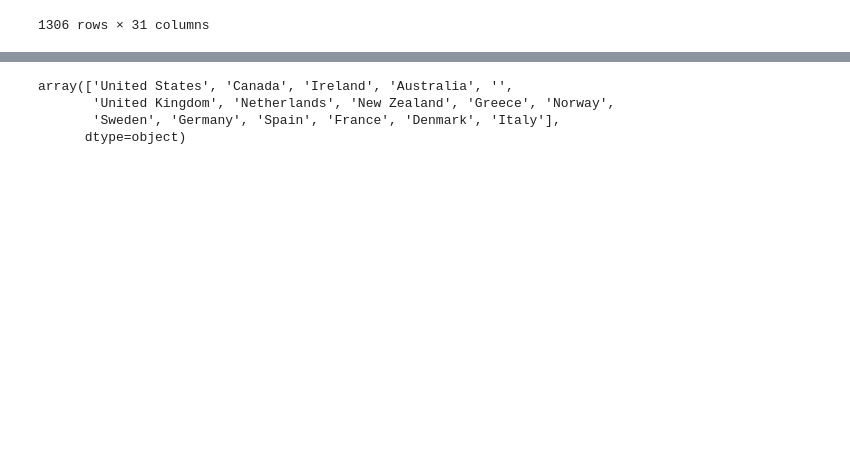
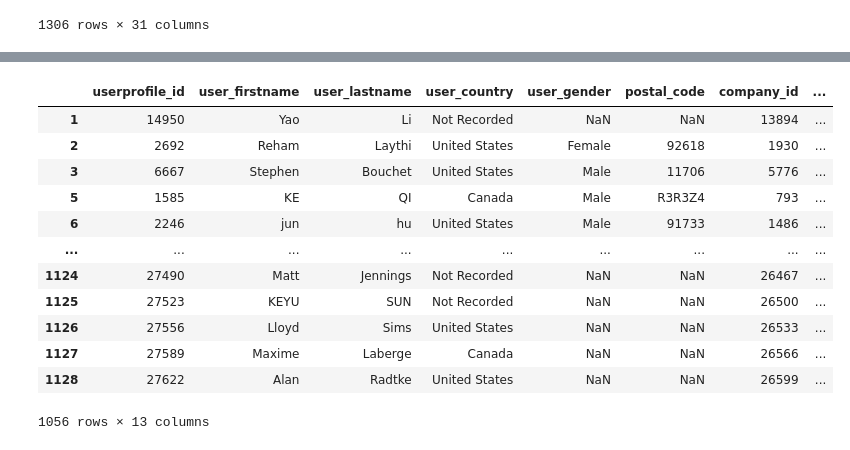
Before and after one commit to ZEVA-Global-Inc/ZEVA_data_storytelling, a Jupyter notebook: zeva_storytelling.ipynb, the cells around one changed output, grey strips where cells are left out. Drawn from its saved outputs; the diff is of its cells as text; code cells hidden in the pictures; blank space fills up the shorter version.

```diff
--- a/zeva_storytelling.ipynb
+++ b/zeva_storytelling.ipynb
@@ -285,12 +285,13 @@ user_country_distribution = user_company[user_company['company_type'] == 'IN'].c
 # Clean up the country column
 user_country_distribution['user_country'] = (
     user_country_distribution['user_country']
-    .fillna('Not Recorded')        # handle NaN
-    .replace('', 'Not Recorded')   # handle empty strings
-    .astype(str)                   # ensure all are strings
-    .str.strip()                   # remove leading/trailing spaces
-    .str.title()                   # normalize casing
+    .fillna('Not Recorded')                           # replace NaN
+    .astype(str)                                      # ensure string
+    .str.strip()                                      # strip whitespace
+    .replace(r'^\s*$', 'Not Recorded', regex=True)    # replace empty/whitespace-only strings
+    .str.title()                                      # normalize casing
 )
+
 
 # Keep only valid countries
 non_empty_country_distribution = user_country_distribution[
@@ -336,12 +337,32 @@ chart.show()
 chart.save('Results/individual_user_country.png', scale_factor=3.0)
 # %% [output]
 [interactive output not drawn]
-# %%
-non_empty_country_distribution['user_country'].unique()
-# %% [output]
-array(['United States', 'Canada', 'Ireland', 'Australia', '',
-       'United Kingdom', 'Netherlands', 'New Zealand', 'Greece', 'Norway',
-       'Sweden', 'Germany', 'Spain', 'France', 'Denmark', 'Italy'],
-      dtype=object)
 # %%
 # The next section is regarding the distribution of the vehicle
+# I would need the name, country, company_db
+# Above is the information for the company name, country, company name
+userconfig_full = pd.merge(user_profile, user_config, left_on='config_id', right_on='id', suffixes=('_user', '_userconfig'))
+merged_fleet = pd.merge(fleet_manager, company_list, left_on='company_id', right_on='id', suffixes=('_fleet_manager', '_company'))
+fleet_db = merged_fleet.drop_duplicates('company_db_fleet_manager')[['company_db_fleet_manager', 'country_region', 'company_name', 'data_type', 'userprofile_id']]
+fleet_db_timezone = pd.merge(fleet_db, userconfig_full, left_on='userprofile_id', right_on='id_user', suffixes=('_fleet', '_company'))[['company_db_fleet_manager', 'country_region', 'company_name', 'data_type', 'timezone']]
+
+# I would need the setting between the user and the user configuration
+user_country_distribution['name'] = user_country_distribution['user_firstname'] + ' ' + user_country_distribution['user_lastname']
+user_db = user_country_distribution[['name', 'user_country', 'company_db', 'company_type', 'userprofile_id', 'company_id']]
+# user_db_timezone = pd.merge(user_db, userconfig_full, left_on='userprofile_id', right_on='id_user', suffixes=('_user', '_company'))[['name', 'user_country', 'company_db', 'company_type', 'userprofile_id', 'timezone']]
+# %%
+user_country_distribution
+# %% [output]
+|  | userprofile_id | user_firstname | user_lastname | user_country | user_gender | postal_code | company_id | ... |
+| 1 | 14950 | Yao | Li | Not Recorded | NaN | NaN | 13894 | ... |
+| 2 | 2692 | Reham | Laythi | United States | Female | 92618 | 1930 | ... |
+| 3 | 6667 | Stephen | Bouchet | United States | Male | 11706 | 5776 | ... |
+| 5 | 1585 | KE | QI | Canada | Male | R3R3Z4 | 793 | ... |
+| 6 | 2246 | jun | hu | United States | Male | 91733 | 1486 | ... |
+| ... | ... | ... | ... | ... | ... | ... | ... | ... |
+| 1124 | 27490 | Matt | Jennings | Not Recorded | NaN | NaN | 26467 | ... |
+| 1125 | 27523 | KEYU | SUN | Not Recorded | NaN | NaN | 26500 | ... |
+| 1126 | 27556 | Lloyd | Sims | United States | NaN | NaN | 26533 | ... |
+| 1127 | 27589 | Maxime | Laberge | Canada | NaN | NaN | 26566 | ... |
+| 1128 | 27622 | Alan | Radtke | United States | NaN | NaN | 26599 | ... |
+1056 rows × 13 columns
```
Also changed, not shown: parts of 2 cells of this notebook, 1 other file.
